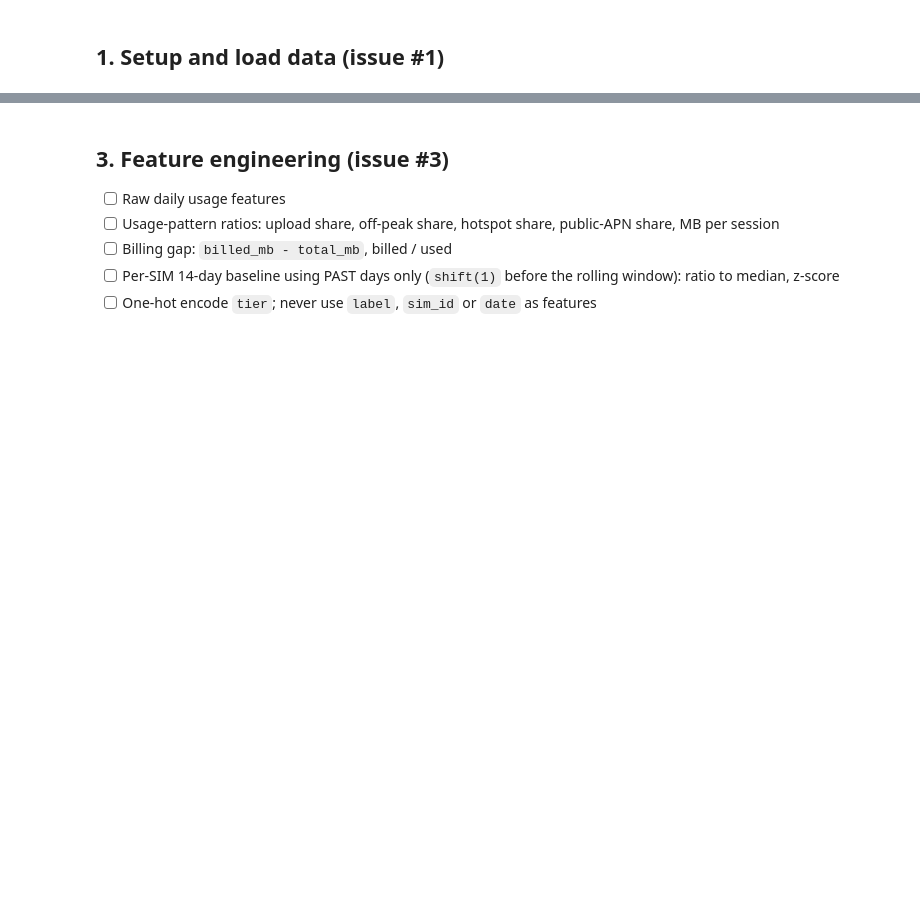
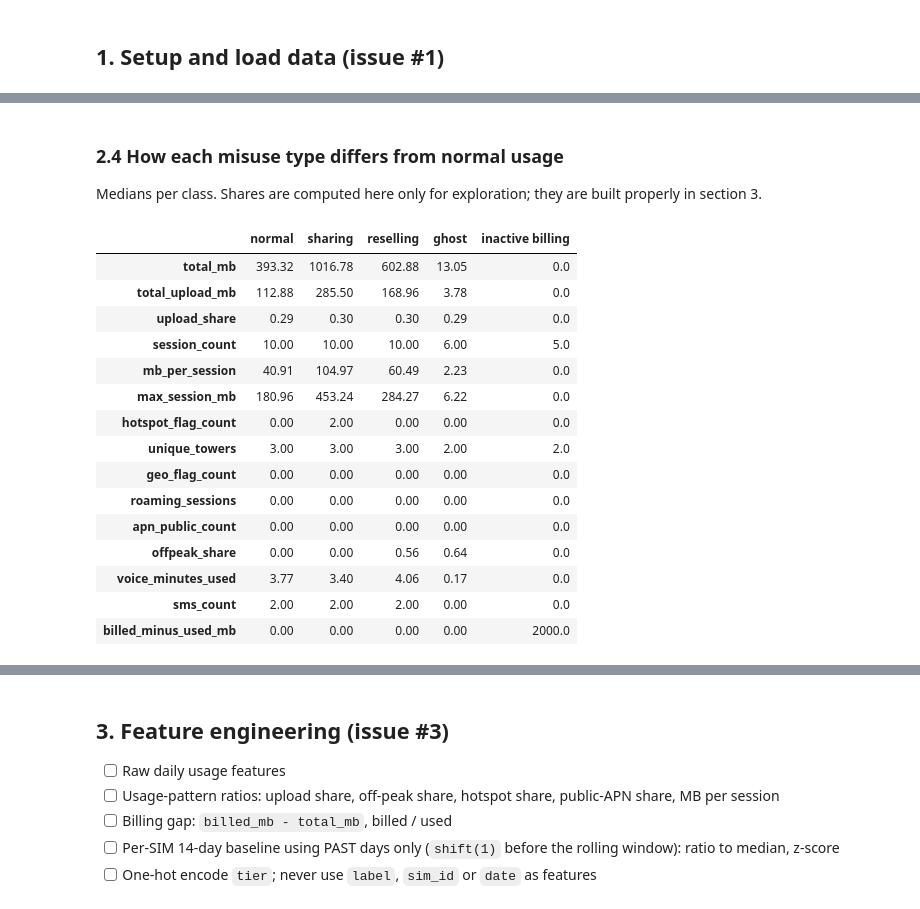
Before and after one commit to ianchomba1/proSIM, a Jupyter notebook: ml-training/notebooks/01_misuse_training.ipynb, the cells around one changed output, grey strips where cells are left out. Cells and saved outputs as stored; diff of their text form; code cells hidden in the pictures; blank space fills up the shorter version.

```diff
--- a/ml-training/notebooks/01_misuse_training.ipynb
+++ b/ml-training/notebooks/01_misuse_training.ipynb
@@ -54,0 +75,26 @@ df.dtypes.to_frame("dtype").T
+# %%
+# Class order and colours, reused by every chart in this notebook
+CLASS_ORDER = ["normal", "unauthorized_sharing", "data_reselling", "ghost_usage", "inactive_billing"]
+MISUSE = CLASS_ORDER[1:]
+SHORT = {"normal": "normal", "unauthorized_sharing": "sharing", "data_reselling": "reselling",
+         "ghost_usage": "ghost", "inactive_billing": "inactive\nbilling"}
+CLASS_COLORS = {"normal": "#9a9893", "unauthorized_sharing": "#2a78d6", "data_reselling": "#eb6834",
+                "ghost_usage": "#1baf7a", "inactive_billing": "#eda100"}
+
+plt.rcParams.update({
+    "axes.spines.top": False, "axes.spines.right": False, "axes.axisbelow": True,
+    "axes.grid": True, "grid.color": "#e6e5e1", "grid.linewidth": 0.8,
+    "axes.edgecolor": "#b8b6b0", "axes.labelcolor": "#52514e", "axes.titlesize": 11,
+    "xtick.color": "#52514e", "ytick.color": "#52514e", "font.size": 10,
+})
+
+def savefig(fig, name):
+    fig.savefig(REPORTS_DIR / name, dpi=150, bbox_inches="tight")
+
+numeric = df.select_dtypes("number")
+days_per_sim = df.groupby("sim_id").size()
+negatives = (numeric < 0).sum()
+print("Missing values:              ", int(df.isna().sum().sum()))
+print("Duplicate (sim_id, date) rows:", int(df.duplicated(["sim_id", "date"]).sum()))
+print("Days per SIM:                 ", days_per_sim.min(), "to", days_per_sim.max())
+print("Columns with negative values: ", negatives[negatives > 0].to_dict() or "none")
@@ -54,0 +165,35 @@ df.dtypes.to_frame("dtype").T
+# %% [markdown]
+### 2.4 How each misuse type differs from normal usage
+Medians per class. Shares are computed here only for exploration; they are built properly in section 3.
+# %%
+eda = df.copy()
+eps = 1e-6
+eda["upload_share"] = eda["total_upload_mb"] / (eda["total_mb"] + eps)
+eda["offpeak_share"] = eda["offpeak_mb"] / (eda["total_mb"] + eps)
+eda["mb_per_session"] = eda["total_mb"] / (eda["session_count"] + eps)
+eda["billed_minus_used_mb"] = eda["billed_mb"] - eda["total_mb"]
+
+COMPARE = ["total_mb", "total_upload_mb", "upload_share", "session_count", "mb_per_session",
+           "max_session_mb", "hotspot_flag_count", "unique_towers", "geo_flag_count",
+           "roaming_sessions", "apn_public_count", "offpeak_share", "voice_minutes_used",
+           "sms_count", "billed_minus_used_mb"]
+medians = eda.groupby("label")[COMPARE].median().reindex(CLASS_ORDER).T
+medians.columns = [SHORT[c].replace("\n", " ") for c in medians.columns]
+medians.round(2)
+# %% [output]
+|  | normal | sharing | reselling | ghost | inactive billing |
+| total_mb | 393.32 | 1016.78 | 602.88 | 13.05 | 0.0 |
+| total_upload_mb | 112.88 | 285.50 | 168.96 | 3.78 | 0.0 |
+| upload_share | 0.29 | 0.30 | 0.30 | 0.29 | 0.0 |
+| session_count | 10.00 | 10.00 | 10.00 | 6.00 | 5.0 |
+| mb_per_session | 40.91 | 104.97 | 60.49 | 2.23 | 0.0 |
+| max_session_mb | 180.96 | 453.24 | 284.27 | 6.22 | 0.0 |
+| hotspot_flag_count | 0.00 | 2.00 | 0.00 | 0.00 | 0.0 |
+| unique_towers | 3.00 | 3.00 | 3.00 | 2.00 | 2.0 |
+| geo_flag_count | 0.00 | 0.00 | 0.00 | 0.00 | 0.0 |
+| roaming_sessions | 0.00 | 0.00 | 0.00 | 0.00 | 0.0 |
+| apn_public_count | 0.00 | 0.00 | 0.00 | 0.00 | 0.0 |
+| offpeak_share | 0.00 | 0.00 | 0.56 | 0.64 | 0.0 |
+| voice_minutes_used | 3.77 | 3.40 | 4.06 | 0.17 | 0.0 |
+| sms_count | 2.00 | 2.00 | 2.00 | 0.00 | 0.0 |
+| billed_minus_used_mb | 0.00 | 0.00 | 0.00 | 0.00 | 2000.0 |
```
Also changed, not shown: parts of 22 cells of this notebook, 3 other files.
